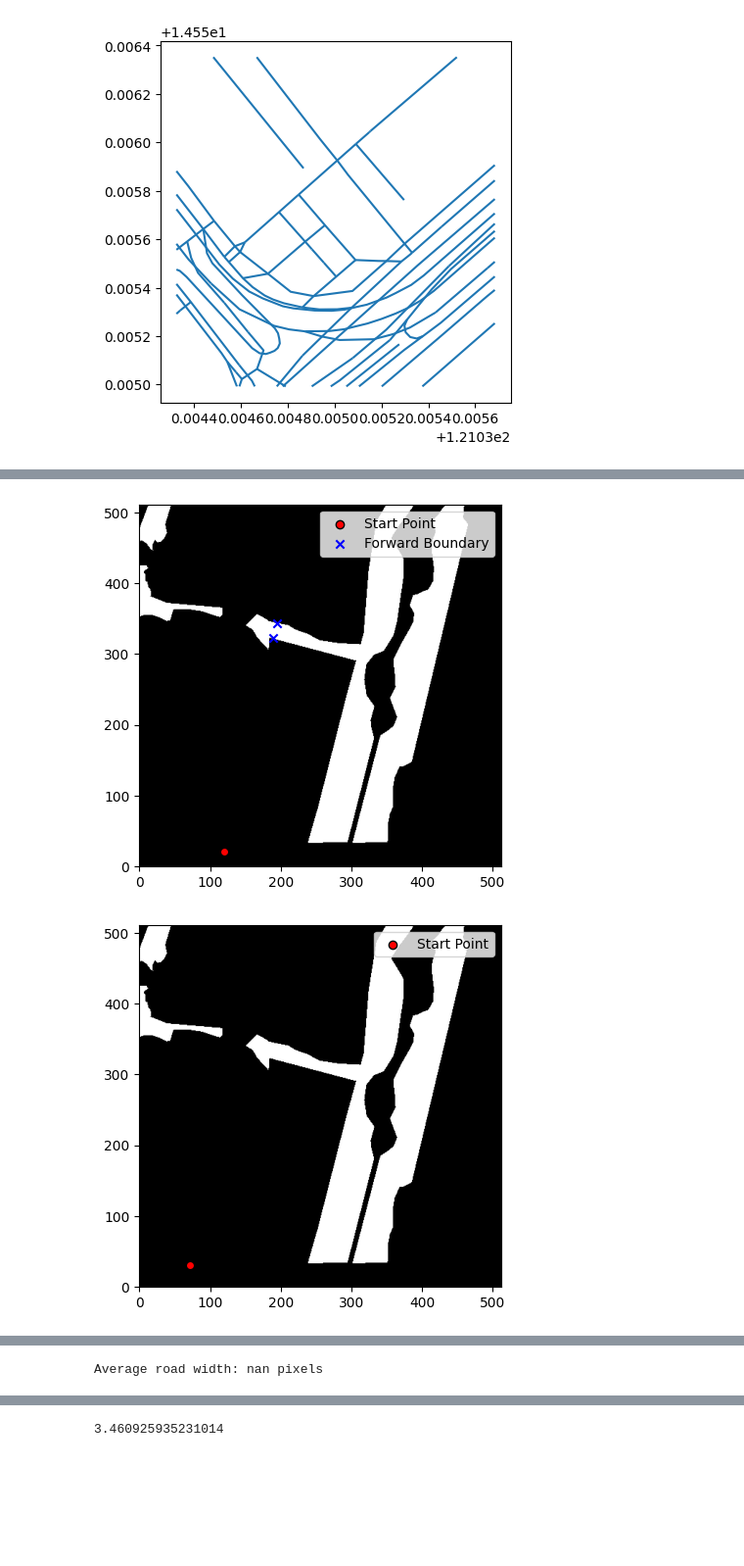
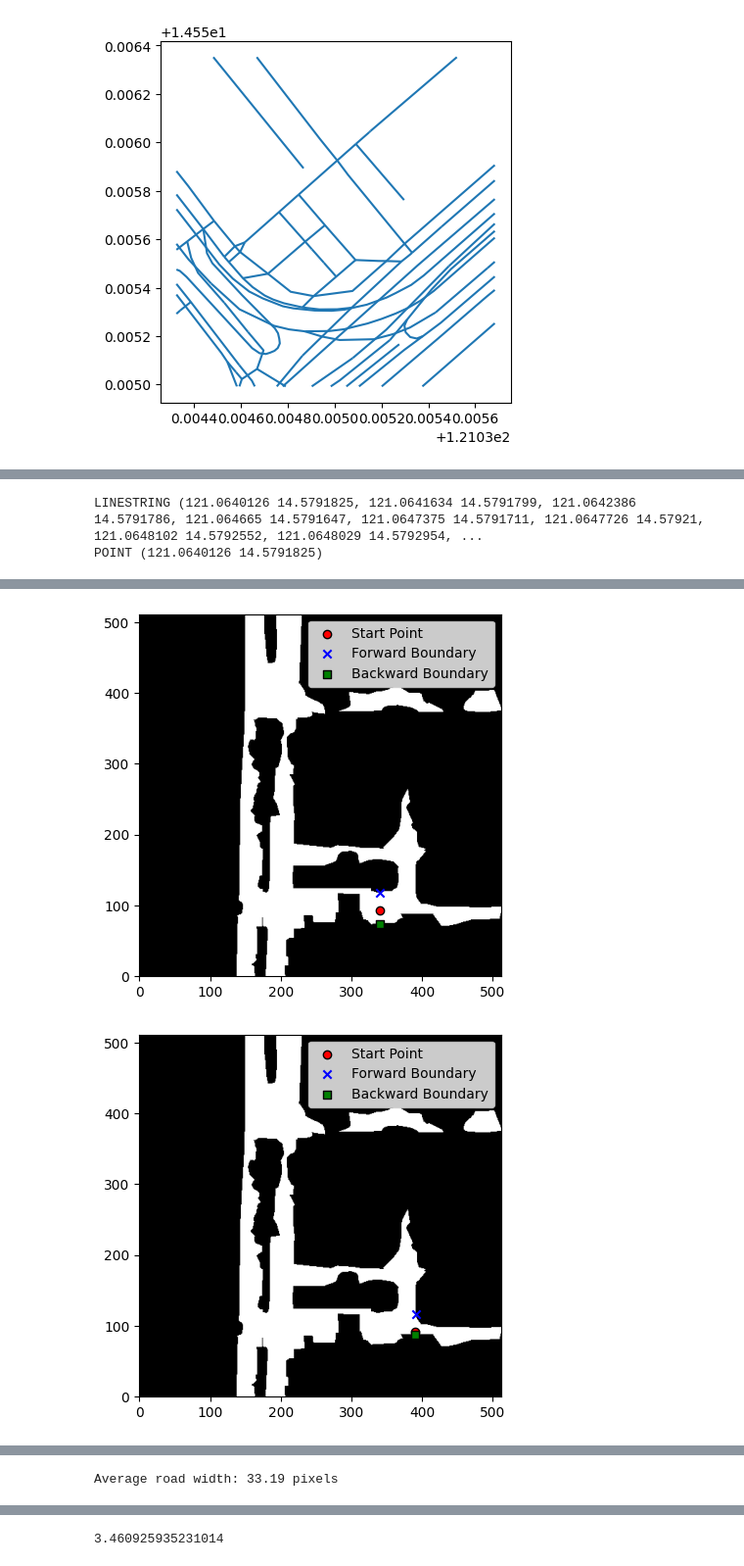
Before and after one commit to Roughienmn/Width-Extractor, a Jupyter notebook: Prototype.ipynb, the cells around one changed output, grey strips where cells are left out. Shown at 98% size. Saved outputs shown, nothing was run; the diff lists cells and outputs as text; code cells hidden in the pictures; blank space fills up the shorter version.

Commit message:
include lat_long coordinates

```diff
--- a/Prototype.ipynb
+++ b/Prototype.ipynb
@@ -378,8 +429,7 @@ def compute_points_and_perpendiculars(road_line, distance_interval):
                 perp_result = perpendicular_line_eq(road_line, point)
                 if perp_result is not None:
                     slope, intercept = perp_result
-                    x, y = point.x, point.y
-                    point_slope_pairs.append((x, y, slope))
+                    point_slope_pairs.append((point, slope))
     return point_slope_pairs
 # %%
 bbox = sp.geometry.box(0, 0, 512, 512)
@@ -429,7 +479,7 @@ import matplotlib.pyplot as plt
 
 def measure_nearest_road_to_point(point, slope, image_mask, plot=True):
     min_distance = 2
-    x, y = int(point[0]), int(point[1])
+    x, y = int(point.x), int(point.y)
     width, height = image_mask.shape  # Fix: Ensure correct order (height, width)
 
     # Check if the point is inside the image bounds
@@ -531,7 +581,7 @@ def measure_nearest_road_to_point(point, slope, image_mask, plot=True):
     # **Return total measured width**
     if search_mode == "inside":
         if points_forward and points_backward:
-            total_dist = math.dist(point, points_forward[0]) + math.dist(point, points_backward[0])
+            total_dist = math.dist((point.x, point.y), points_forward[0]) + math.dist((point.x, point.y), points_backward[0])
             if total_dist > MAX_ROAD_WIDTH:
                 return None
             return total_dist
@@ -544,30 +594,45 @@ def measure_nearest_road_to_point(point, slope, image_mask, plot=True):
             backward_dist = None
 
         if forward_dist is not None and backward_dist is not None:
-            if math.dist(point, points_forward[0]) < math.dist(point, points_backward[0]) and math.dist(point, points_forward[0]) < MAX_DISTANCE_FROM_ROAD and forward_dist > 1.1:
+            if math.dist((point.x, point.y), points_forward[0]) < math.dist((point.x, point.y), points_backward[0]) and math.dist((point.x, point.y), points_forward[0]) < MAX_DISTANCE_FROM_ROAD and forward_dist > 1.1:
                 return forward_dist
-            elif math.dist(point, points_backward[0]) < MAX_DISTANCE_FROM_ROAD and backward_dist > 1.1:
+            elif math.dist((point.x, point.y), points_backward[0]) < MAX_DISTANCE_FROM_ROAD and backward_dist > 1.1:
                 return backward_dist
-        elif forward_dist is not None and forward_dist > 1.1 and math.dist(point, points_forward[0]) < MAX_DISTANCE_FROM_ROAD:
+        elif forward_dist is not None and forward_dist > 1.1 and math.dist((point.x, point.y), points_forward[0]) < MAX_DISTANCE_FROM_ROAD:
             return forward_dist
-        elif backward_dist is not None and backward_dist > 1.1 and math.dist(point, points_backward[0]) < MAX_DISTANCE_FROM_ROAD:
+        elif backward_dist is not None and backward_dist > 1.1 and math.dist((point.x, point.y), points_backward[0]) < MAX_DISTANCE_FROM_ROAD:
             return backward_dist
 
     return None
+# %%
+def convert_coords(point_i):
+    point = shift_geometry(point_i, -x_shift_second, -y_shift_second)
+    point = scale_geometry(point, 1/x_scale, 1/y_scale)
+    point = shift_geometry(point, -x_shift_initial, -y_shift_initial)
+    return point
 # %%
 #get width measurements of one road line
 def measure_road_width(line,  image_mask, plot=False):
     point_slope_pairs = compute_points_and_perpendiculars(line, SEARCH_INTERVAL)
     widths = []
     for point_slope_pair in point_slope_pairs:
-        x, y, slope = point_slope_pair
-        width = measure_nearest_road_to_point((x, y), slope, image_mask, plot=plot)
+        point, slope = point_slope_pair
+        width = measure_nearest_road_to_point((point), slope, image_mask, plot=plot)
+        coords = convert_coords(point)
         if width is not None:
-            widths.append((point_slope_pair, width))
+            widths.append((point_slope_pair, coords, width))
     return widths
+# %%
+test = scaled_patch_roads.copy()
+print(test["geometry"].iloc[0])
+point = sp.Point(test["geometry_scaled"].iloc[0].coords[0])
+print(convert_coords(point))
+# %% [output]
+LINESTRING (121.0640126 14.5791825, 121.0641634 14.5791799, 121.0642386 14.5791786, 121.064665 14.5791647, 121.0647375 14.5791711, 121.0647726 14.57921, 121.0648102 14.5792552, 121.0648029 14.5792954, ...
+POINT (121.0640126 14.5791825)
 # %%
-instance = fitted_road_lines.iloc[3]
-geom = instance['geometry']
+instance = scaled_patch_roads.iloc[0]
+geom = instance['geometry_scaled']
 
 if isinstance(geom, sp.MultiLineString):
     for line in geom.geoms:
@@ -575,6 +640,6 @@ if isinstance(geom, sp.MultiLineString):
 elif isinstance(geom, sp.LineString):
     widths = measure_road_width(geom, image_mask, True)
 
-average_width = np.mean([width for _, width in widths])
+average_width = np.mean([width for _, _, width in widths])
 print(f"Average road width: {average_width:.2f} pixels")
 # %% [output]
@@ -582,2 +647,2 @@ print(f"Average road width: {average_width:.2f} pixels")
-[figure, old version]
+[figure, new version]
-[figure, old version]
+[figure, new version]
@@ -585,4 +657,4 @@ print(f"Average road width: {average_width:.2f} pixels")
-Average road width: nan pixels
+Average road width: 33.19 pixels
 # %%
 def get_patch_road_widths(roads, image_mask):
     road_widths = []
```
Also changed, not shown: parts of 20 cells of this notebook.
